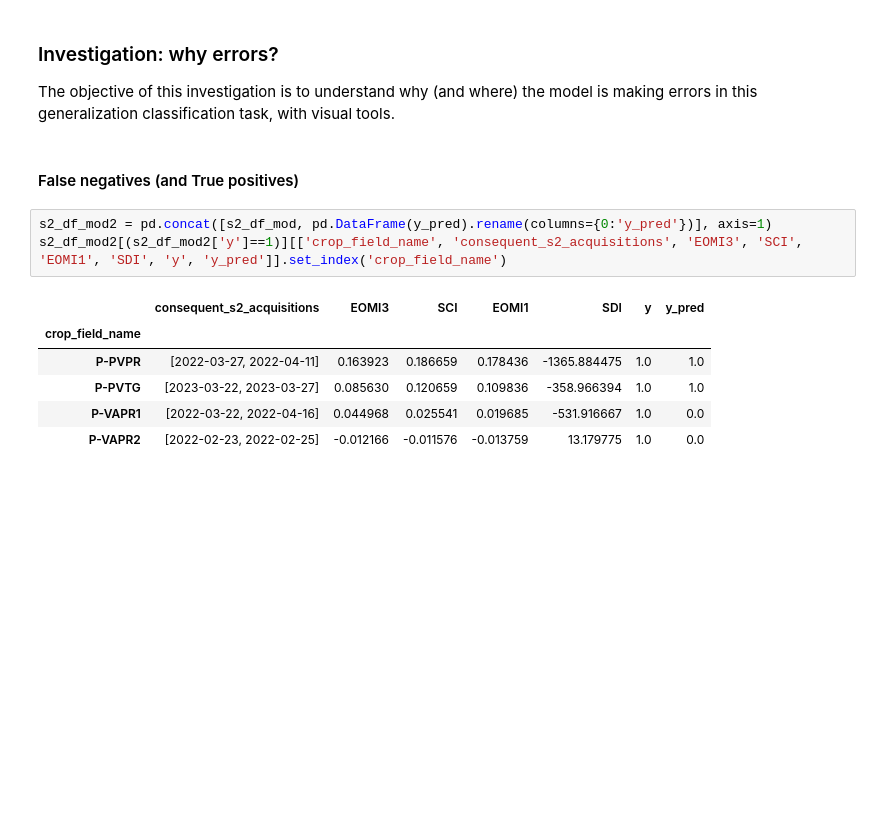
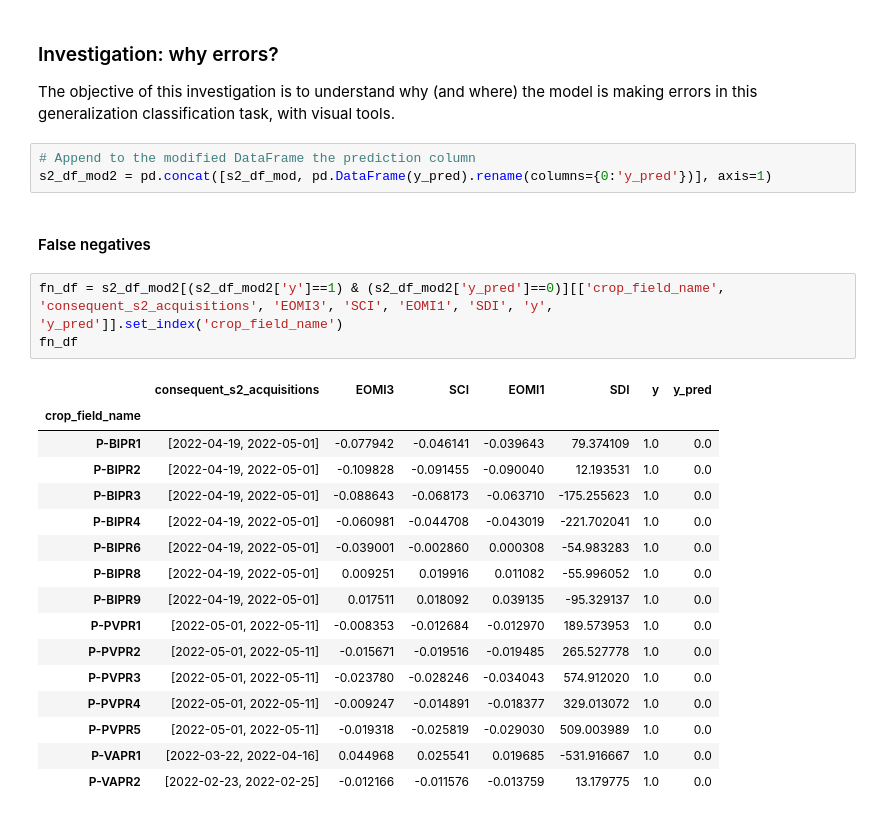
Before and after one commit to Amatofrancesco99/organic-fertilizers-detection, a Jupyter notebook: Notebooks/4-generalization/notebook.ipynb, the cells around one changed output. Saved outputs shown, nothing was run; the diff lists cells and outputs as text; blank space fills up the shorter version.

```diff
--- a/Notebooks/4-generalization/notebook.ipynb
+++ b/Notebooks/4-generalization/notebook.ipynb
@@ -171,16 +171,29 @@ pd.DataFrame.from_dict({
 ### Investigation: why errors?
 
 The objective of this investigation is to understand why (and where) the model is making errors in this generalization classification task, with visual tools.
+# %%
+# Append to the modified DataFrame the prediction column
+s2_df_mod2 = pd.concat([s2_df_mod, pd.DataFrame(y_pred).rename(columns={0:'y_pred'})], axis=1)
 # %% [markdown]
-#### False negatives (and True positives)
+#### False negatives
 # %%
-s2_df_mod2 = pd.concat([s2_df_mod, pd.DataFrame(y_pred).rename(columns={0:'y_pred'})], axis=1)
-s2_df_mod2[(s2_df_mod2['y']==1)][['crop_field_name', 'consequent_s2_acquisitions', 'EOMI3', 'SCI', 'EOMI1', 'SDI', 'y', 'y_pred']].set_index('crop_field_name')
+fn_df = s2_df_mod2[(s2_df_mod2['y']==1) & (s2_df_mod2['y_pred']==0)][['crop_field_name', 'consequent_s2_acquisitions', 'EOMI3', 'SCI', 'EOMI1', 'SDI', 'y', 'y_pred']].set_index('crop_field_name')
+fn_df
 # %% [output]
 |  | consequent_s2_acquisitions | EOMI3 | SCI | EOMI1 | SDI | y | y_pred |
 | crop_field_name |  |  |  |  |  |  |  |
-| P-PVPR | [2022-03-27, 2022-04-11] | 0.163923 | 0.186659 | 0.178436 | -1365.884475 | 1.0 | 1.0 |
-| P-PVTG | [2023-03-22, 2023-03-27] | 0.085630 | 0.120659 | 0.109836 | -358.966394 | 1.0 | 1.0 |
+| P-BIPR1 | [2022-04-19, 2022-05-01] | -0.077942 | -0.046141 | -0.039643 | 79.374109 | 1.0 | 0.0 |
+| P-BIPR2 | [2022-04-19, 2022-05-01] | -0.109828 | -0.091455 | -0.090040 | 12.193531 | 1.0 | 0.0 |
+| P-BIPR3 | [2022-04-19, 2022-05-01] | -0.088643 | -0.068173 | -0.063710 | -175.255623 | 1.0 | 0.0 |
+| P-BIPR4 | [2022-04-19, 2022-05-01] | -0.060981 | -0.044708 | -0.043019 | -221.702041 | 1.0 | 0.0 |
+| P-BIPR6 | [2022-04-19, 2022-05-01] | -0.039001 | -0.002860 | 0.000308 | -54.983283 | 1.0 | 0.0 |
+| P-BIPR8 | [2022-04-19, 2022-05-01] | 0.009251 | 0.019916 | 0.011082 | -55.996052 | 1.0 | 0.0 |
+| P-BIPR9 | [2022-04-19, 2022-05-01] | 0.017511 | 0.018092 | 0.039135 | -95.329137 | 1.0 | 0.0 |
+| P-PVPR1 | [2022-05-01, 2022-05-11] | -0.008353 | -0.012684 | -0.012970 | 189.573953 | 1.0 | 0.0 |
+| P-PVPR2 | [2022-05-01, 2022-05-11] | -0.015671 | -0.019516 | -0.019485 | 265.527778 | 1.0 | 0.0 |
+| P-PVPR3 | [2022-05-01, 2022-05-11] | -0.023780 | -0.028246 | -0.034043 | 574.912020 | 1.0 | 0.0 |
+| P-PVPR4 | [2022-05-01, 2022-05-11] | -0.009247 | -0.014891 | -0.018377 | 329.013072 | 1.0 | 0.0 |
+| P-PVPR5 | [2022-05-01, 2022-05-11] | -0.019318 | -0.025819 | -0.029030 | 509.003989 | 1.0 | 0.0 |
 | P-VAPR1 | [2022-03-22, 2022-04-16] | 0.044968 | 0.025541 | 0.019685 | -531.916667 | 1.0 | 0.0 |
 | P-VAPR2 | [2022-02-23, 2022-02-25] | -0.012166 | -0.011576 | -0.013759 | 13.179775 | 1.0 | 0.0 |
 # %% [markdown]
```
Also changed, not shown: parts of 11 cells of this notebook, 1 other file.
